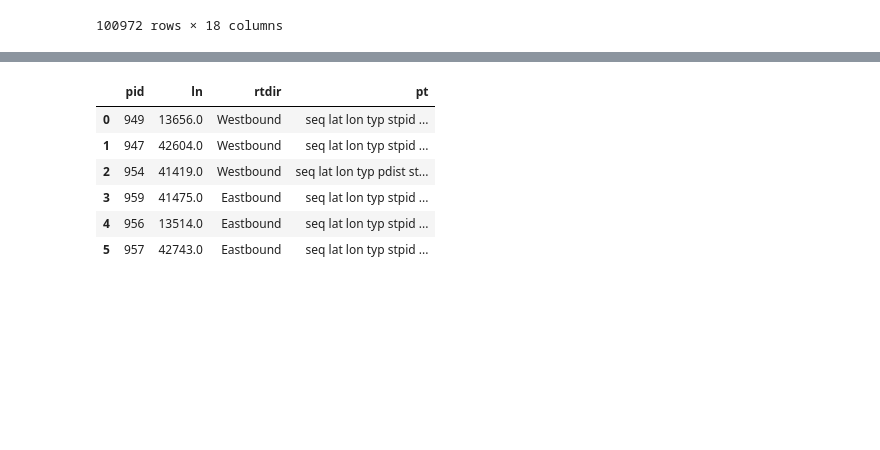
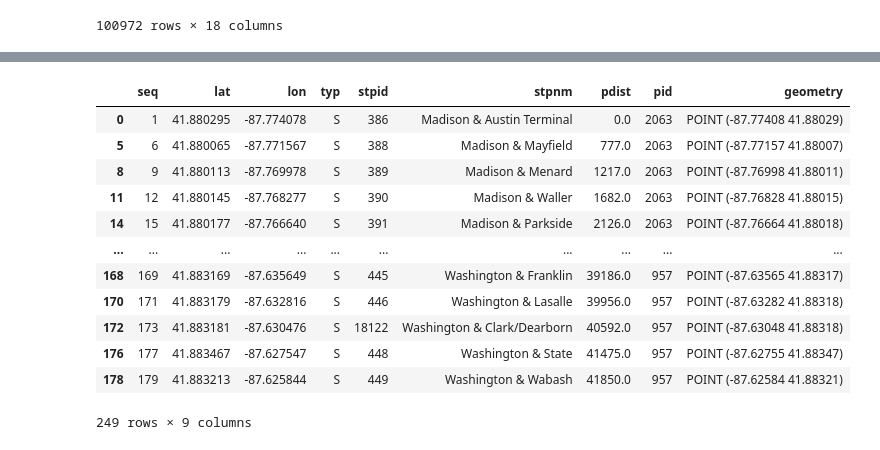
Before and after one commit to kristenhahn/cta_bus_tracker_exploration, a Jupyter notebook: headways.ipynb, the cells around one changed output, grey strips where cells are left out. Drawn from its saved outputs; the diff is of its cells as text; code cells hidden in the pictures; blank space fills up the shorter version.

Commit message:
Get stop info for every pattern on a route

```diff
--- a/headways.ipynb
+++ b/headways.ipynb
@@ -123,14 +120,4 @@ def get_pattern_linestrings(route):
     gdf_patterns.drop(['pt'], axis=1, inplace=True)
 
     return gdf_patterns
-# %%
-get_patterns('20')
-# %% [output]
-|  | pid | ln | rtdir | pt |
-| 0 | 949 | 13656.0 | Westbound | seq lat lon typ stpid ... |
-| 1 | 947 | 42604.0 | Westbound | seq lat lon typ stpid ... |
-| 2 | 954 | 41419.0 | Westbound | seq lat lon typ pdist st... |
-| 3 | 959 | 41475.0 | Eastbound | seq lat lon typ stpid ... |
-| 4 | 956 | 13514.0 | Eastbound | seq lat lon typ stpid ... |
-| 5 | 957 | 42743.0 | Eastbound | seq lat lon typ stpid ... |
 # %%
@@ -158,3 +140,53 @@ def get_pattern_stops(route):
+# %%
+def get_pattern_stops(route):
+        '''Get the patterns data from the CTA's bus tracker API
+        for a specified route. Return patterns as a geodataframe
+        with point geomtry, one point per bus stop on each pattern
+        associated with the route. Note that stops serving multiple
+        patterns will be listed multiple times, once for each pattern
+        with the seq and pdist values specific to that pattern.'''
+
+        # get patterns for the route
+        df_patterns = get_patterns(route)
+
+        # set up a geodataframe to contain stops
+        gdf_route_stops = gpd.GeoDataFrame()
+
+        # consider the pid column (pattern ID) and the pt column (dataframe contaning
+        # points along the pattern)
+        for pid, pt in zip(df_patterns['pid'],df_patterns['pt']):
+                # sort points sequentially
+                pt.sort_values('seq', inplace=True)
+                # add the pattern id to each point's data
+                pt['pid']=pid
+                # filter to only show stop points
+                stops = pt[pt['typ']=='S']
+                # zip lat/lon data to get coordinate pairs
+                coords = list(zip(stops['lon'],stops['lat']))
+                # turn coordinates into point geometry
+                geometry = [Point(c) for c in coords]
+                # generate a geodataframe for the stops in this pattern
+                gdf_pattern_stops = gpd.GeoDataFrame(stops,geometry=geometry).set_crs(epsg=4326)
+                # add this pattern's stops to the dataframe containing all stops on the route
+                gdf_route_stops = pd.concat([gdf_route_stops, gdf_pattern_stops])
+
+        return gdf_route_stops
+
+get_pattern_stops(20)
+# %% [output]
+|  | seq | lat | lon | typ | stpid | stpnm | pdist | pid | geometry |
+| 0 | 1 | 41.880295 | -87.774078 | S | 386 | Madison & Austin Terminal | 0.0 | 2063 | POINT (-87.77408 41.88029) |
+| 5 | 6 | 41.880065 | -87.771567 | S | 388 | Madison & Mayfield | 777.0 | 2063 | POINT (-87.77157 41.88007) |
+| 8 | 9 | 41.880113 | -87.769978 | S | 389 | Madison & Menard | 1217.0 | 2063 | POINT (-87.76998 41.88011) |
+| 11 | 12 | 41.880145 | -87.768277 | S | 390 | Madison & Waller | 1682.0 | 2063 | POINT (-87.76828 41.88015) |
+| 14 | 15 | 41.880177 | -87.766640 | S | 391 | Madison & Parkside | 2126.0 | 2063 | POINT (-87.76664 41.88018) |
+| ... | ... | ... | ... | ... | ... | ... | ... | ... | ... |
+| 168 | 169 | 41.883169 | -87.635649 | S | 445 | Washington & Franklin | 39186.0 | 957 | POINT (-87.63565 41.88317) |
+| 170 | 171 | 41.883179 | -87.632816 | S | 446 | Washington & Lasalle | 39956.0 | 957 | POINT (-87.63282 41.88318) |
+| 172 | 173 | 41.883181 | -87.630476 | S | 18122 | Washington & Clark/Dearborn | 40592.0 | 957 | POINT (-87.63048 41.88318) |
+| 176 | 177 | 41.883467 | -87.627547 | S | 448 | Washington & State | 41475.0 | 957 | POINT (-87.62755 41.88347) |
+| 178 | 179 | 41.883213 | -87.625844 | S | 449 | Washington & Wabash | 41850.0 | 957 | POINT (-87.62584 41.88321) |
+249 rows × 9 columns
 # %%
 # view test data
 m = get_pattern_linestrings(20).explore(color='blue', tiles='CartoDB positron')
```
Also changed, not shown: parts of 3 cells of this notebook.
